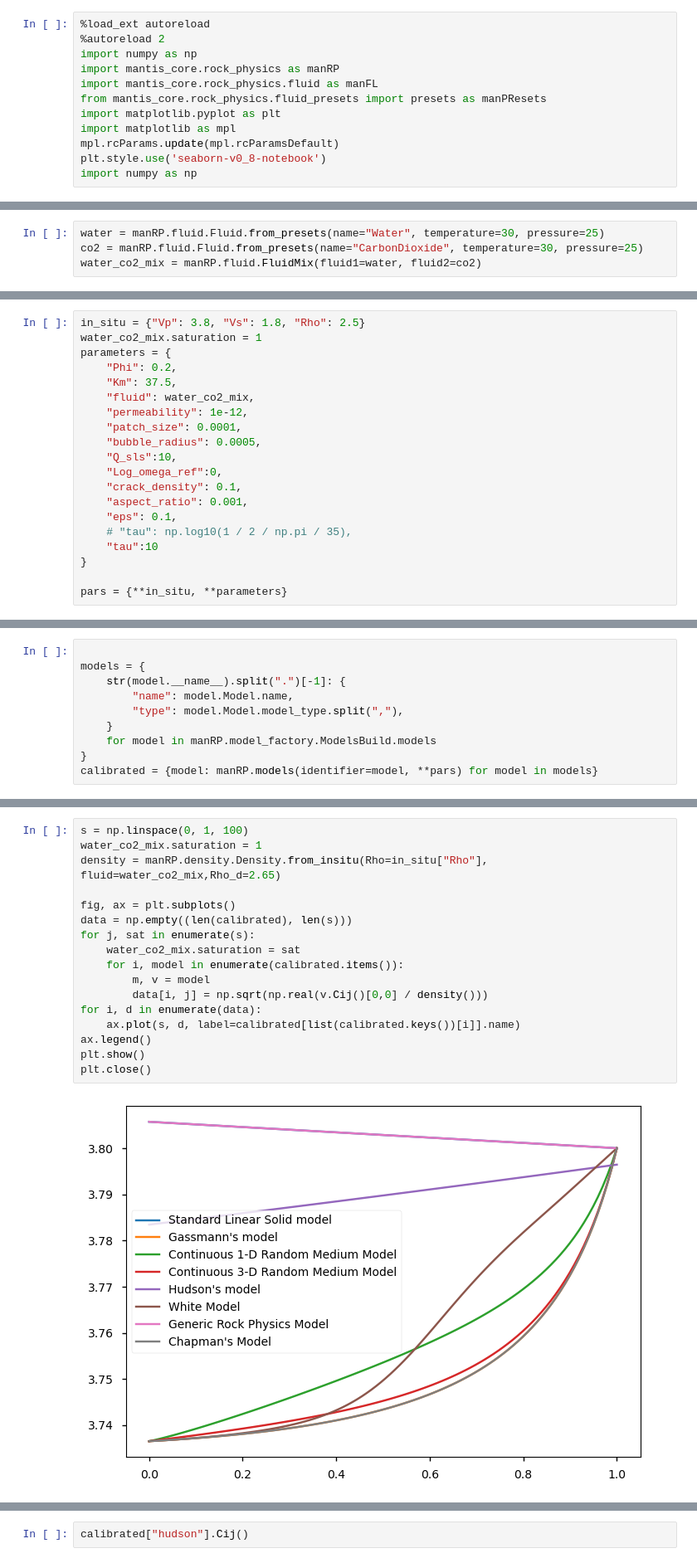
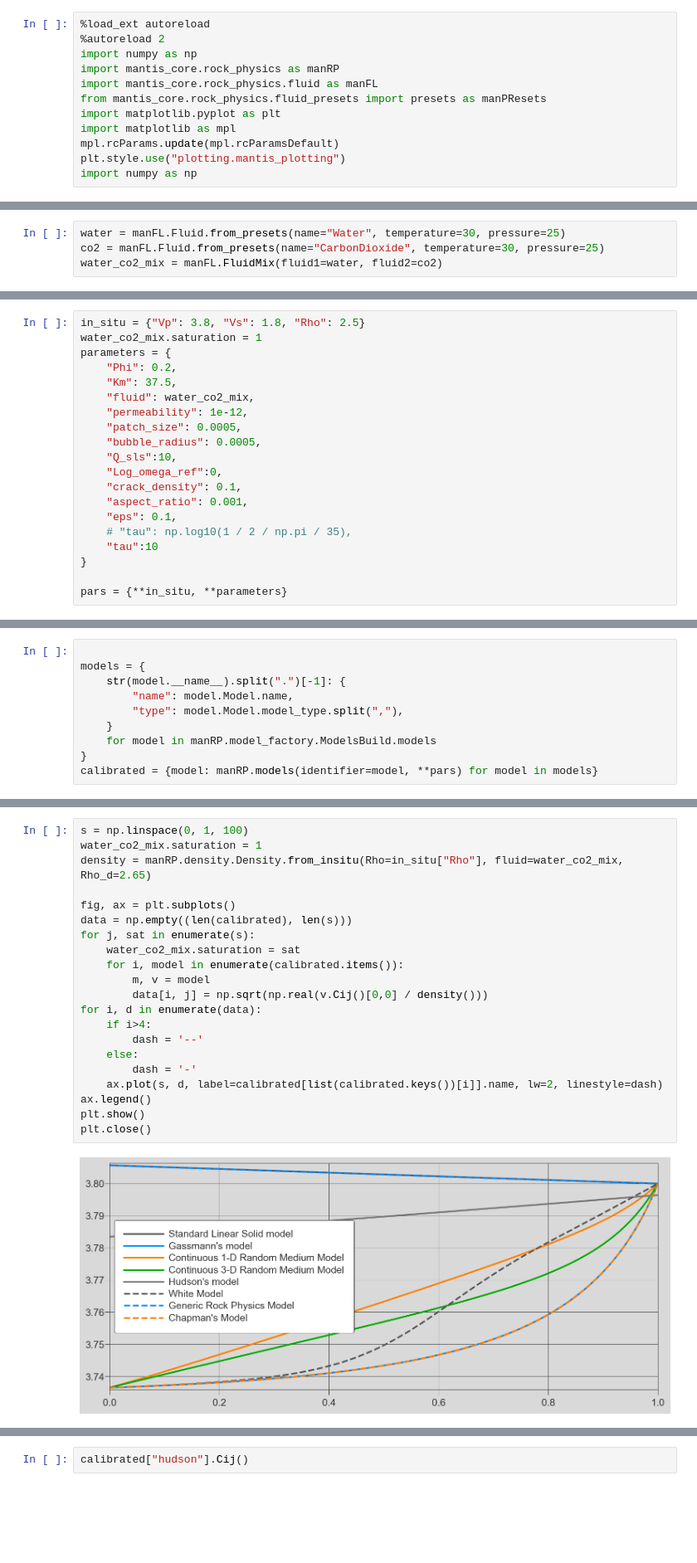
Before and after one commit to gpap-gpap/mantis-core-examples, a Jupyter notebook: Example_2_Rocks.ipynb, the cells around one changed output, grey strips where cells are left out. Shown at 83% size. Saved outputs shown, nothing was run; the diff lists cells and outputs as text; blank space fills up the shorter version.

Commit message:
added minor plotting improvements

```diff
--- a/Example_2_Rocks.ipynb
+++ b/Example_2_Rocks.ipynb
@@ -8,5 +12,5 @@ from mantis_core.rock_physics.fluid_presets import presets as manPResets
 import matplotlib.pyplot as plt
 import matplotlib as mpl
 mpl.rcParams.update(mpl.rcParamsDefault)
-plt.style.use('seaborn-v0_8-notebook')
+plt.style.use("plotting.mantis_plotting")
 import numpy as np
@@ -13,4 +19,4 @@ import numpy as np
 # %%
-water = manRP.fluid.Fluid.from_presets(name="Water", temperature=30, pressure=25)
-co2 = manRP.fluid.Fluid.from_presets(name="CarbonDioxide", temperature=30, pressure=25)
-water_co2_mix = manRP.fluid.FluidMix(fluid1=water, fluid2=co2)
+water = manFL.Fluid.from_presets(name="Water", temperature=30, pressure=25)
+co2 = manFL.Fluid.from_presets(name="CarbonDioxide", temperature=30, pressure=25)
+water_co2_mix = manFL.FluidMix(fluid1=water, fluid2=co2)
@@ -22,7 +30,7 @@ parameters = {
     "Km": 37.5,
     "fluid": water_co2_mix,
     "permeability": 1e-12,
-    "patch_size": 0.0001,
+    "patch_size": 0.0005,
     "bubble_radius": 0.0005,
     "Q_sls":10,
     "Log_omega_ref":0,
@@ -69,19 +57,23 @@ calibrated = {model: manRP.models(identifier=model, **pars) for model in models}
 # %%
 s = np.linspace(0, 1, 100)
 water_co2_mix.saturation = 1
-density = manRP.density.Density.from_insitu(Rho=in_situ["Rho"], fluid=water_co2_mix,Rho_d=2.65)
+density = manRP.density.Density.from_insitu(Rho=in_situ["Rho"], fluid=water_co2_mix, Rho_d=2.65)
 
 fig, ax = plt.subplots()
 data = np.empty((len(calibrated), len(s)))
 for j, sat in enumerate(s):
     water_co2_mix.saturation = sat
     for i, model in enumerate(calibrated.items()):
         m, v = model
         data[i, j] = np.sqrt(np.real(v.Cij()[0,0] / density()))
 for i, d in enumerate(data):
-    ax.plot(s, d, label=calibrated[list(calibrated.keys())[i]].name)
+    if i>4:
+        dash = '--'
+    else:
+        dash = '-'
+    ax.plot(s, d, label=calibrated[list(calibrated.keys())[i]].name, lw=2, linestyle=dash)
 ax.legend()
 plt.show()
 plt.close()
 # %% [output]
-[figure, old version]
+[figure, new version]
```
Also changed, not shown: parts of 10 cells of this notebook, 10 other files.
